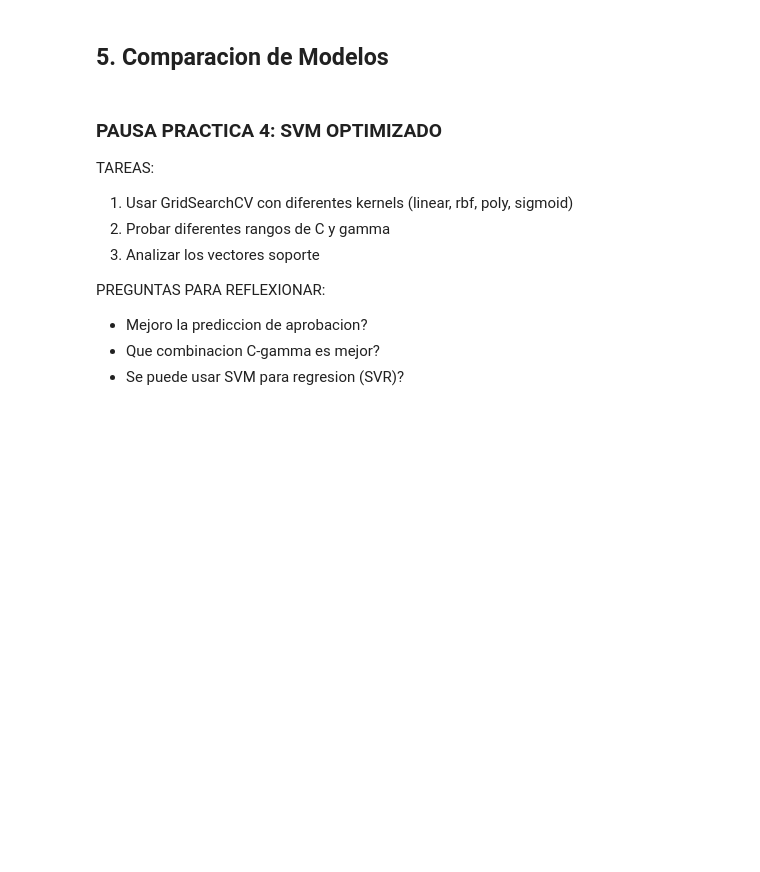
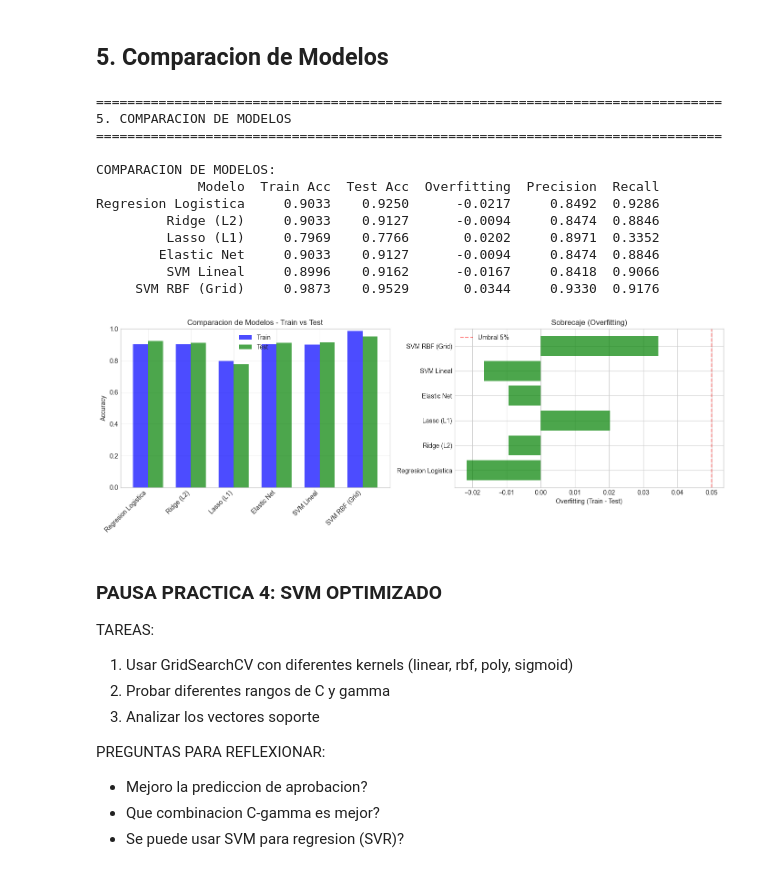
Before and after one commit to diegostaPy/cursoIA2026, a Jupyter notebook: Semana_04/Clase5V.ipynb, the cells around one changed output. Saved outputs shown, nothing was run; the diff lists cells and outputs as text; code cells hidden in the pictures; blank space fills up the shorter version.

```diff
--- a/Semana_04/Clase5V.ipynb
+++ b/Semana_04/Clase5V.ipynb
@@ -900,10 +973,10 @@ print("="*80)
 # Definir todos los modelos optimizados
 models = {
     'Regresion Logistica': LogisticRegression(random_state=42, max_iter=1000),
-    'Ridge (L2)': Ridge(alpha=grid_ridge.best_params_['alpha']),
-    'Lasso (L1)': Lasso(alpha=grid_lasso.best_params_['alpha'], max_iter=10000),
-    'Elastic Net': ElasticNet(alpha=grid_elastic.best_params_['alpha'],
-                              l1_ratio=grid_elastic.best_params_['l1_ratio'], max_iter=10000),
+    'Ridge (L2)': LogisticRegression(C=grid_ridge.best_params_['C'], random_state=42, max_iter=10000),
+    'Lasso (L1)': LogisticRegression(C=grid_lasso.best_params_['alpha'], random_state=42, max_iter=10000),
+    'Elastic Net': LogisticRegression(C=grid_elastic.best_params_['C'],
+                                      l1_ratio=grid_elastic.best_params_['l1_ratio'], random_state=42, max_iter=10000),
     'SVM Lineal': SVC(kernel='linear', C=best_C_linear, random_state=42),
     'SVM RBF (Grid)': SVC(kernel='rbf', C=grid_svm.best_params_['C'],
                           gamma=grid_svm.best_params_['gamma'], random_state=42),
@@ -932,8 +1005,8 @@ for name, model in models.items():
         'Test Acc': test_acc,
         'Overfitting': train_acc - test_acc,
         'Precision': precision_score(y_test, y_pred, zero_division=0),
-        'Recall': recall_score(y_test, y_pred, zero_division=0),
-        'F1': f1_score(y_test, y_pred, zero_division=0)
+        'Recall': recall_score(y_test, y_pred, zero_division=0)#,
+     #   'F1': f1_score(y_test, y_pred, zero_division=0)
     })
 
 df_results = pd.DataFrame(results)
@@ -941,33 +1014,47 @@ print("\nCOMPARACION DE MODELOS:")
 print(df_results.to_string(index=False))
 
 # Grafico comparativo
 fig, axes = plt.subplots(1, 2, figsize=(14, 5))
 
 # Grafico de barras - Accuracy
 ax1 = axes[0]
 x = np.arange(len(df_results))
 width = 0.35
 ax1.bar(x - width/2, df_results['Train Acc'], width, label='Train', color='blue', alpha=0.7)
 ax1.bar(x + width/2, df_results['Test Acc'], width, label='Test', color='green', alpha=0.7)
 ax1.set_xticks(x)
 ax1.set_xticklabels(df_results['Modelo'], rotation=45, ha='right')
 ax1.set_ylabel('Accuracy')
 ax1.set_title('Comparacion de Modelos - Train vs Test')
 ax1.legend()
 ax1.set_ylim(0, 1)
 ax1.grid(True, alpha=0.3)
 
 # Grafico de barras - Overfitting
 ax2 = axes[1]
 colors = ['red' if o > 0.05 else 'green' for o in df_results['Overfitting']]
 ax2.barh(df_results['Modelo'], df_results['Overfitting'], color=colors, alpha=0.7)
 ax2.set_xlabel('Overfitting (Train - Test)')
 ax2.set_title('Sobrecaje (Overfitting)')
 ax2.axvline(x=0.05, color='red', linestyle='--', alpha=0.5, label='Umbral 5%')
 ax2.legend()
 
 plt.tight_layout()
 plt.show()
+# %% [output]
+================================================================================
+5. COMPARACION DE MODELOS
+================================================================================
+
+COMPARACION DE MODELOS:
+             Modelo  Train Acc  Test Acc  Overfitting  Precision  Recall
+Regresion Logistica     0.9033    0.9250      -0.0217     0.8492  0.9286
+         Ridge (L2)     0.9033    0.9127      -0.0094     0.8474  0.8846
+         Lasso (L1)     0.7969    0.7766       0.0202     0.8971  0.3352
+        Elastic Net     0.9033    0.9127      -0.0094     0.8474  0.8846
+         SVM Lineal     0.8996    0.9162      -0.0167     0.8418  0.9066
+     SVM RBF (Grid)     0.9873    0.9529       0.0344     0.9330  0.9176
+[figure, added]
 # %% [markdown]
 ### PAUSA PRACTICA 4: SVM OPTIMIZADO
 
```
Also changed, not shown: parts of 6 cells of this notebook.
